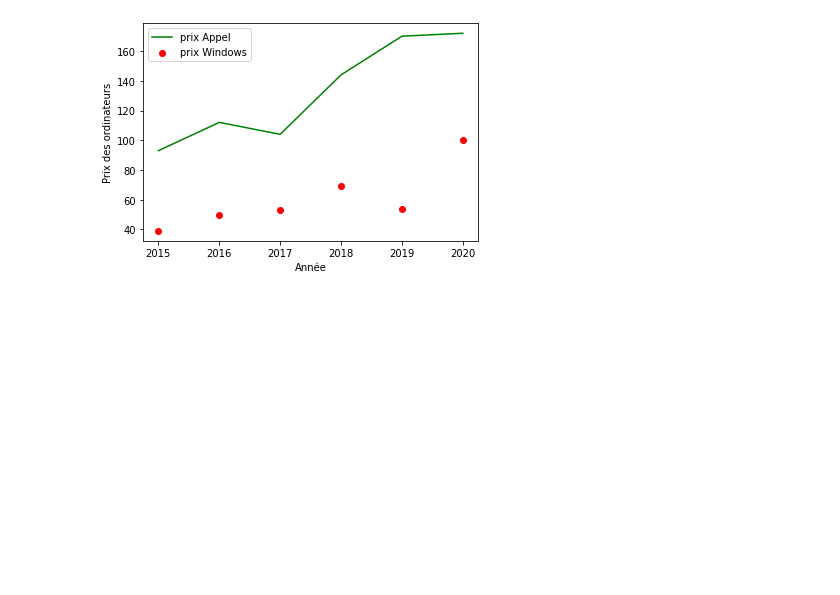
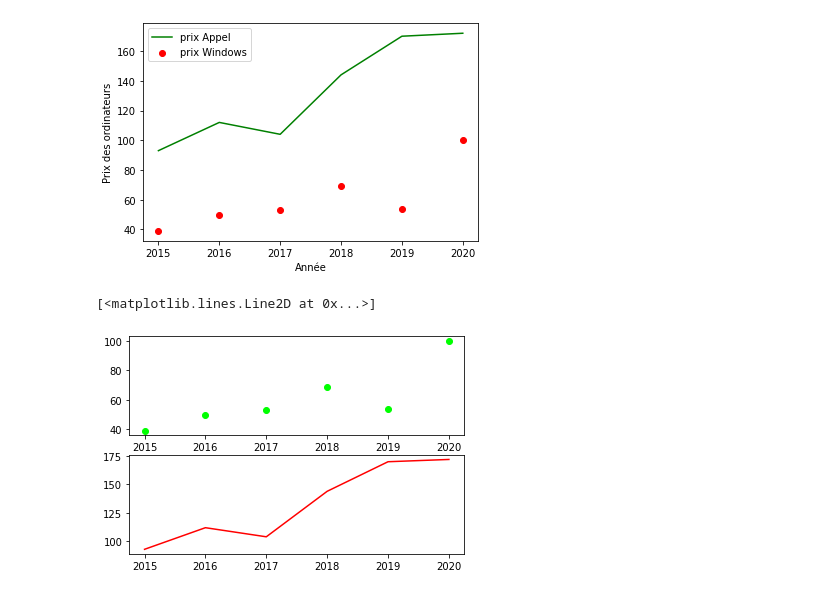
Before and after one commit to ChaouechOlfa/FormationUdemy, a Jupyter notebook: Matplotlib_tuto.ipynb, the cells around one changed output. Drawn from its saved outputs; the diff is of its cells as text; code cells hidden in the pictures; blank space fills up the shorter version.

```diff
--- a/Matplotlib_tuto.ipynb
+++ b/Matplotlib_tuto.ipynb
@@ -17,3 +17,12 @@ plt.ylabel('Prix des ordinateurs')
 # %% [output]
 Text(0, 0.5, 'Prix des ordinateurs')
 [figure]
+# %%
+#Visualiser les données dans deux plans
+plt.subplot(2,1,1)
+plt.scatter(annee,prix_ms,label='Prix Windows',c='lime')
+plt.subplot(2,1,2)
+plt.plot(annee,prix_apple,label='Prix Apple',c='r')
+# %% [output]
+[<matplotlib.lines.Line2D at 0x...>]
+[figure, added]
```
Also changed, not shown: parts of 1 cell of this notebook.
